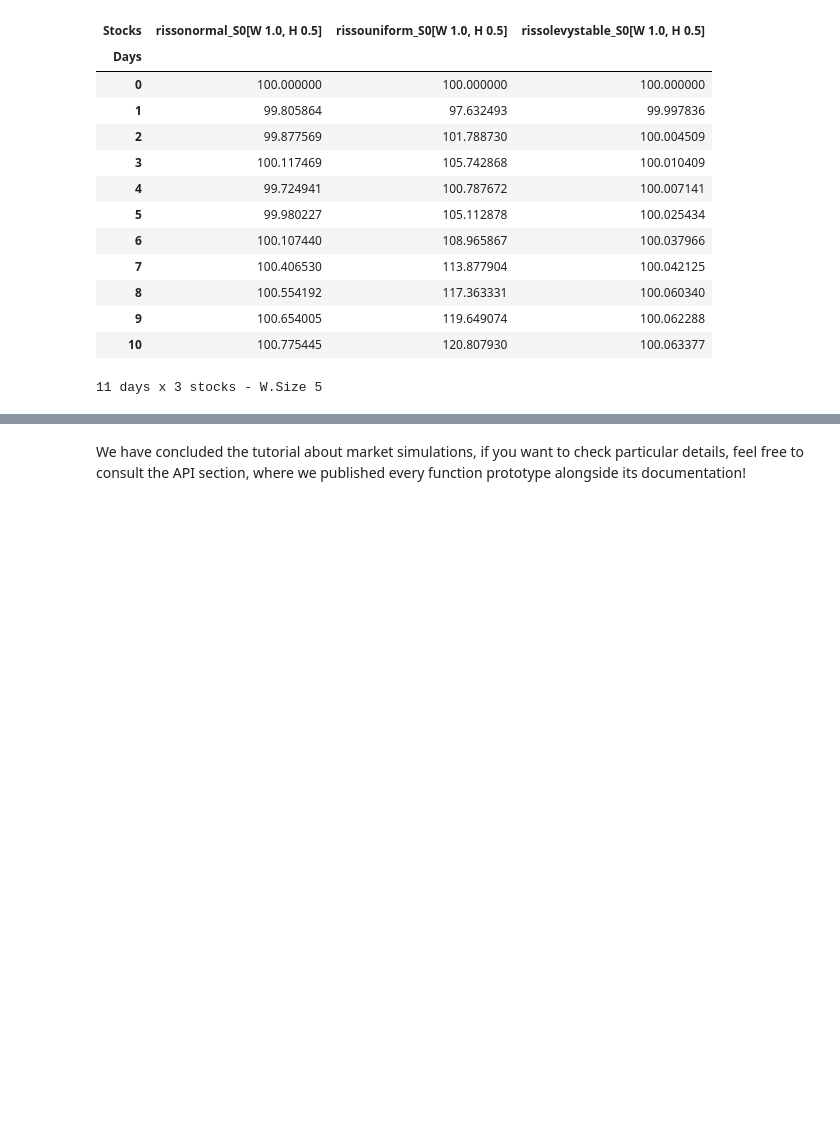
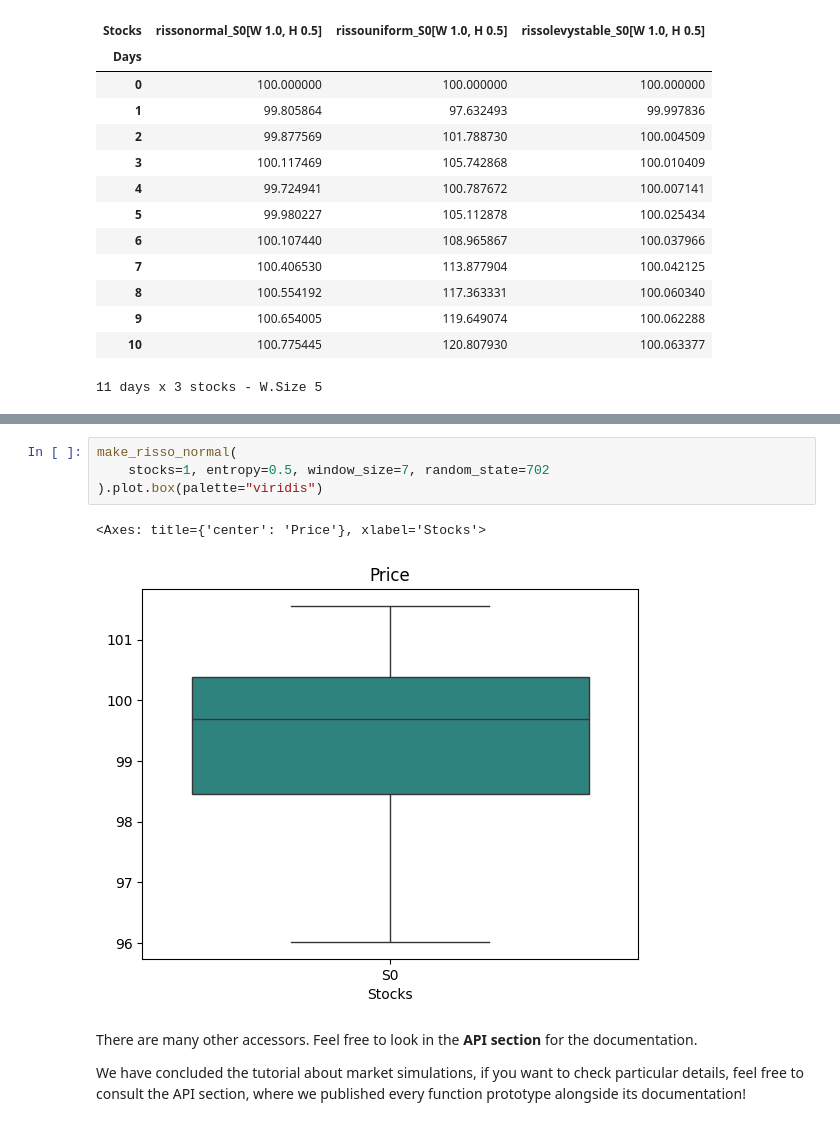
Before and after one commit to quatrope/garpar, a Jupyter notebook: docs/source/tutorials/market_simulation.ipynb, the cells around one changed output, grey strips where cells are left out. Drawn from its saved outputs; the diff is of its cells as text; blank space fills up the shorter version.

```diff
--- a/docs/source/tutorials/market_simulation.ipynb
+++ b/docs/source/tutorials/market_simulation.ipynb
@@ -150,2 +163,11 @@ make_multisector(
+# %%
+make_risso_normal(
+    stocks=1, entropy=0.5, window_size=7, random_state=702
+).plot.box(palette="viridis")
+# %% [output]
+<Axes: title={'center': 'Price'}, xlabel='Stocks'>
+[figure, added]
 # %% [markdown]
+There are many other accessors. Feel free to look in the **API section** for the documentation.
+
 We have concluded the tutorial about market simulations, if you want to check particular details, feel free to consult the API section, where we published every function prototype alongside its documentation!
```
Also changed, not shown: parts of 7 cells of this notebook, 2 other files.
